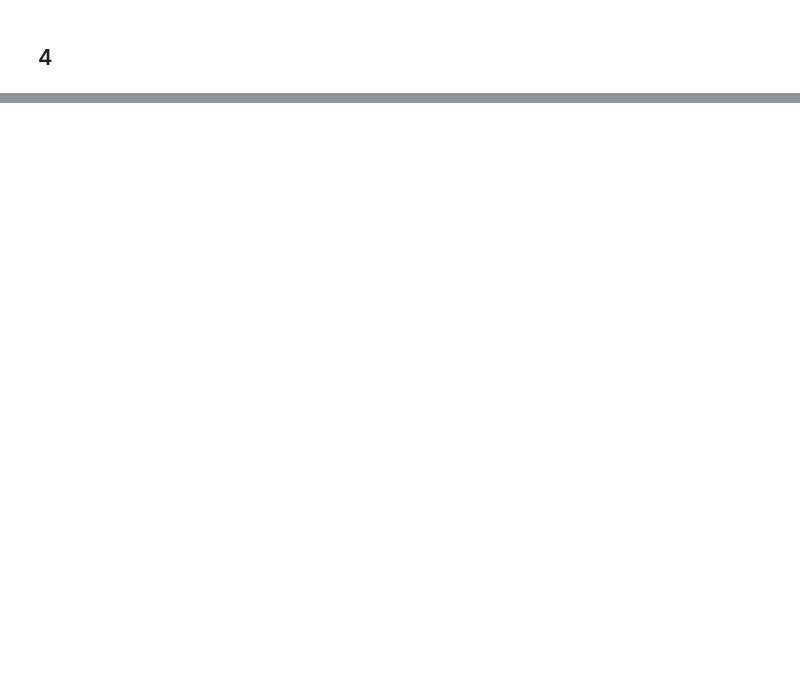
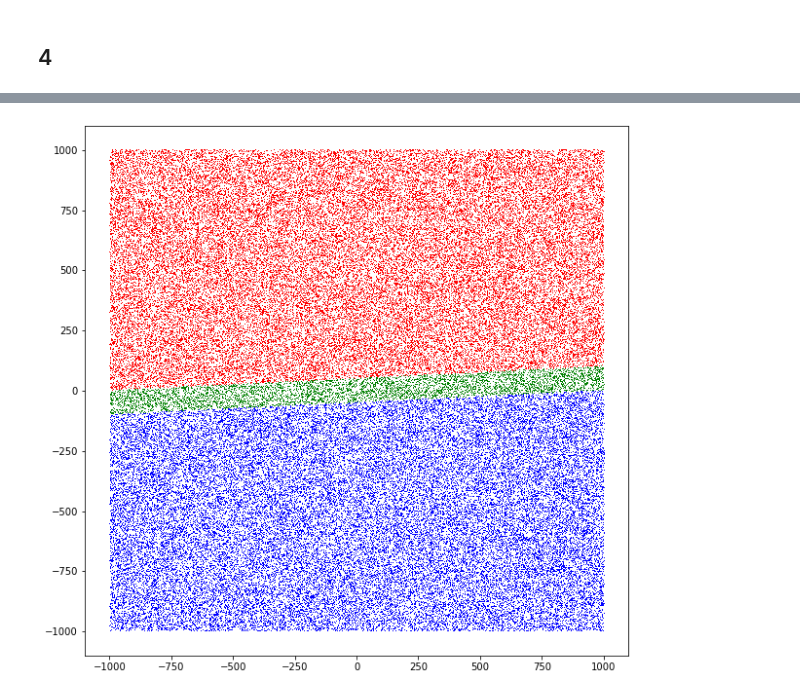
Before and after one commit to anuar2k/AGeom-2020, a Jupyter notebook: geom_lab1.ipynb, the cells around one changed output, grey strips where cells are left out. Drawn from its saved outputs; the diff is of its cells as text; code cells hidden in the pictures; blank space fills up the shorter version.

Commit message:
added point filtering

```diff
--- a/geom_lab1.ipynb
+++ b/geom_lab1.ipynb
@@ -105,9 +105,9 @@ plt.plot(x, y)
 ## 4
 # %%
 a = [-1.0, 0.0]
-b = [1.0, 0.0]
+b = [1.0, 0.1]
 
-detNP2(a, b, c):
+def detNP2(a, b, c):
     m = np.array([
         [a[0] - c[0], a[1] - c[1]],
         [b[0] - c[0], b[1] - c[1]]
@@ -115,7 +115,7 @@ detNP2(a, b, c):
 
     return np.linalg.det(m)
 
-detNP3(a, b, c):
+def detNP3(a, b, c):
     m = np.array([
         [a[0], a[1], 1],
         [b[0], b[1], 1],
@@ -125,6 +125,38 @@ detNP3(a, b, c):
     return np.linalg.det(m)
 
 
-detOwn2(a, b, c):
+def detOwn2(a, b, c):
     return (a[0] - c[0]) * (b[1] - c[1]) - (b[0] - c[0]) * (a[1] - c[1])
+
+def splitPoints(x, y, a, b, detFn, epsilon):
+    ccw = []
+    cw = []
+    coll = []
+
+    for c in zip(x, y):
+        det = detNP2(a, b, c)
+        if det < -epsilon:
+            cw.append(c)
+        elif det <= epsilon:
+            coll.append(c)
+        else:
+            ccw.append(c)
+
+    ccwX, ccwY = zip(*ccw)
+    cwX, cwY = zip(*cw)
+    collX, collY = zip(*coll)
+
+    return np.array(ccwX), np.array(ccwY), np.array(cwX), np.array(cwY), np.array(collX), np.array(collY)
+
+limits = [-1000, 1000, -1000, 1000]
+x, y = generatePointsRect(*limits, 10 ** 5)
+
+ccwX, ccwY, cwX, cwY, collX, collY = splitPoints(x, y, a, b, detNP2, 100)
+
+plt.close()
+scaleAxes(limits, 1.1)
+plt.plot(ccwX, ccwY, mfc='r')
+plt.plot(collX, collY, mfc='g')
+plt.plot(cwX, cwY, mfc='b')
+plt.show()
 # %% [output]
@@ -131,0 +163 @@ SyntaxError: invalid syntax (<ipython-input-7-9869b73c70e9>, line 4)
+[figure, added]
```
Also changed, not shown: parts of 7 cells of this notebook.
